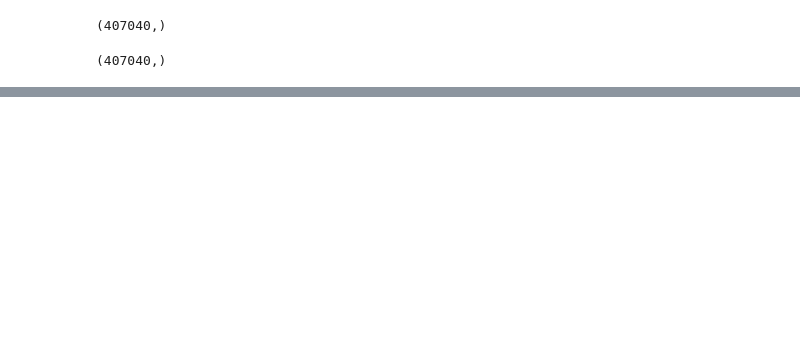
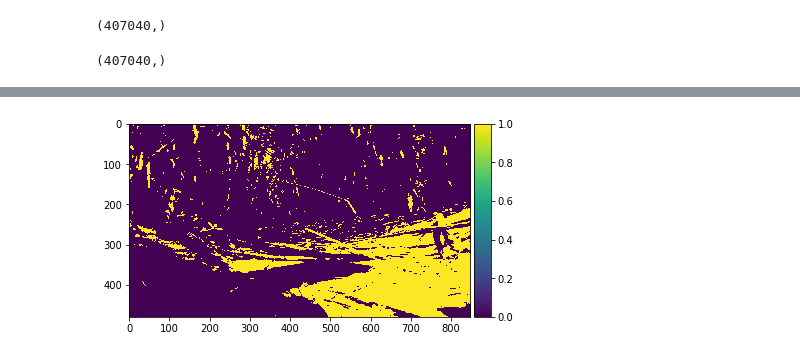
Before and after one commit to z404/VIT-Agrithon, a Jupyter notebook: rgb_depth.ipynb, the cells around one changed output, grey strips where cells are left out. Cells and saved outputs as stored; diff of their text form; code cells hidden in the pictures; blank space fills up the shorter version.

```diff
--- a/rgb_depth.ipynb
+++ b/rgb_depth.ipynb
@@ -133,0 +134,11 @@ plot_rgb_img(sample['rgb'], new_arr)
+# %%
+clcopy = combined_labels.copy()
+# replace anything less than 4 with 0
+num = 7
+clcopy[clcopy < num] = 0
+# replace anything greater than 4 with 1
+clcopy[clcopy >= num] = 1
+# plot the combined labels
+plot_rgb_img(sample['rgb'], clcopy)
+# %% [output]
+[figure, added]
```
Also changed, not shown: parts of 7 cells of this notebook.
